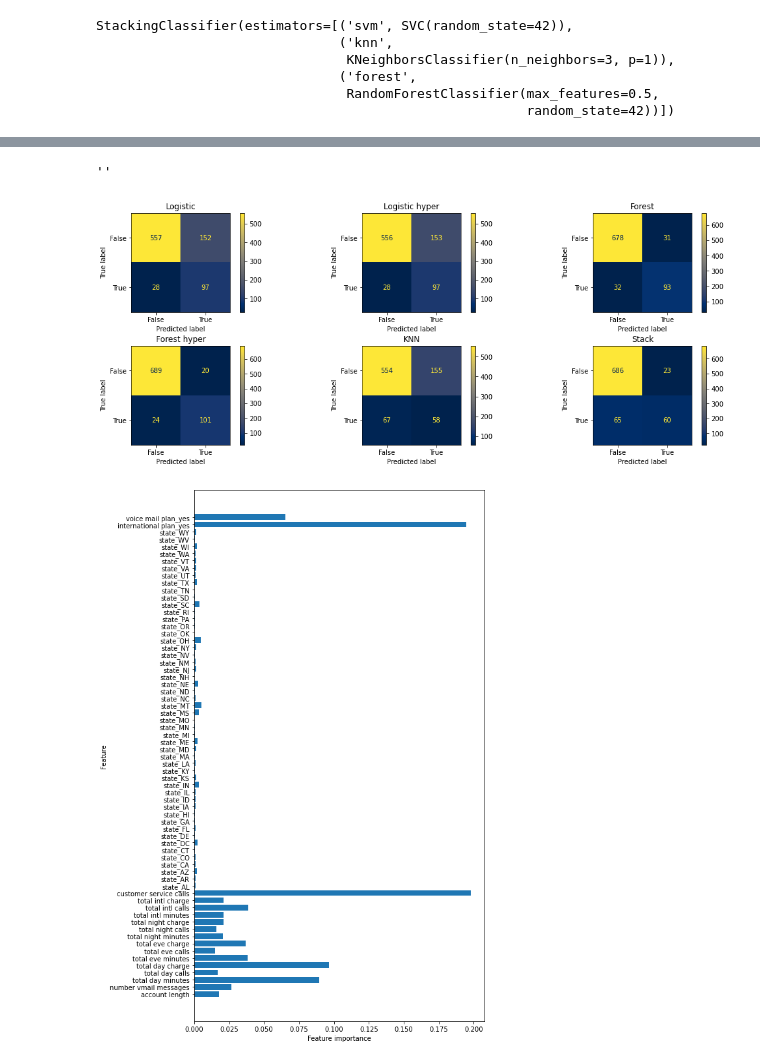
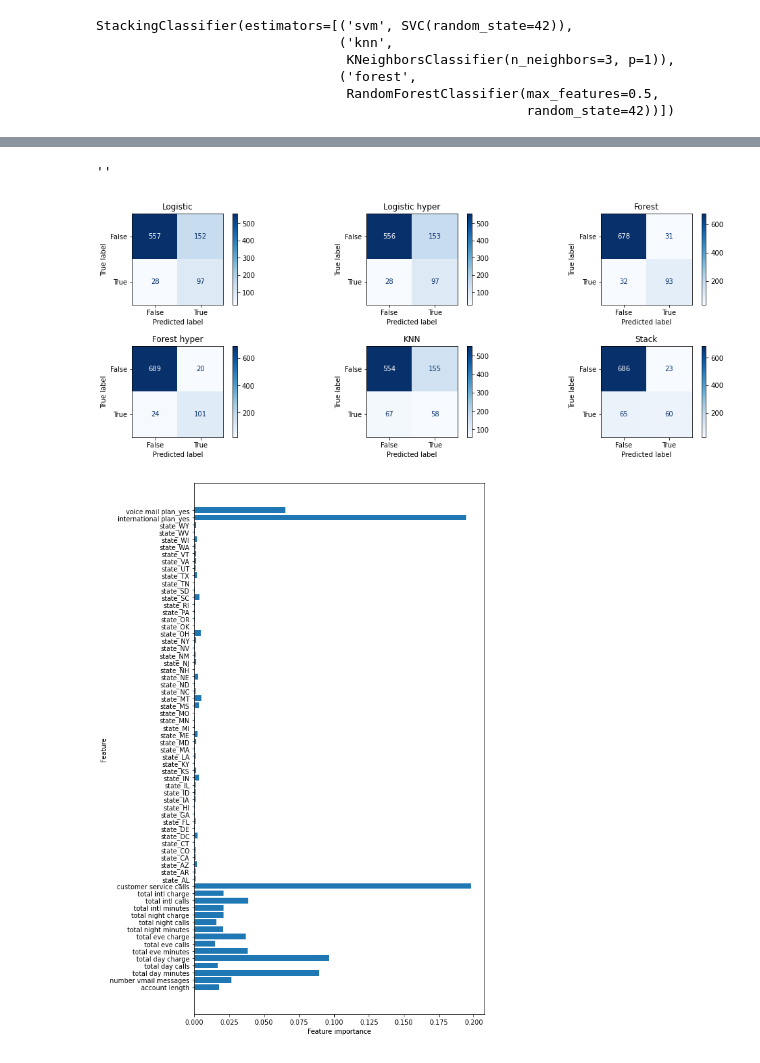
Before and after one commit to howen7/Predictive_Modeling, a Jupyter notebook: notebooks/exploratory/Hunter.ipynb, the cells around one changed output, grey strips where cells are left out. Saved outputs shown, nothing was run; the diff lists cells and outputs as text; code cells hidden in the pictures.

Commit message:
More hyper tune and graphing

```diff
--- a/notebooks/exploratory/Hunter.ipynb
+++ b/notebooks/exploratory/Hunter.ipynb
@@ -88,9 +82,9 @@ def One_hot(X):
 
 
 
-    return X_ohe
+    return X_ohe, X_catagory
 # %%
-X_train_ohe = One_hot(X_train)
+X_train_ohe, X_train_catagory = One_hot(X_train)
 # %%
 from sklearn.preprocessing import StandardScaler
 ss = StandardScaler()
@@ -111,7 +105,7 @@ True     2141
 False    2141
 Name: churn, dtype: int64
 # %%
-X_test_ohe = One_hot(X_test)
+X_test_ohe, X_test_catagory = One_hot(X_test)
 # %%
 ss = StandardScaler()
 ss.fit(X_train_ohe)
@@ -374,24 +373,24 @@ StackingClassifier(estimators=[('svm', SVC(random_state=42)),
 # %%
 fig, axes = plt.subplots(nrows=2, ncols=3, figsize=(15, 6))
-fig.tight_layout(pad=3.0)
+fig.tight_layout(pad=4.0)
 
 axes[0, 0].set_title("Logistic")
 axes[0, 1].set_title("Logistic hyper")
 axes[0, 2].set_title("Forest")
 axes[1, 0].set_title("Forest hyper")
 axes[1, 1].set_title("KNN")
 axes[1, 2].set_title("Stack")
 
-plot_confusion_matrix(log1, X_test_ss, y_test, ax=axes[0, 0], cmap="cividis")
-plot_confusion_matrix(log2, X_test_ss, y_test, ax=axes[0, 1], cmap="cividis")
-plot_confusion_matrix(forest, X_test_ss, y_test, ax=axes[0, 2], cmap="cividis")
-plot_confusion_matrix(forest2, X_test_ss, y_test, ax=axes[1, 0], cmap="cividis")
-plot_confusion_matrix(knn, X_test_ss, y_test, ax=axes[1, 1], cmap="cividis")
-plot_confusion_matrix(sr, X_test_ss, y_test, ax=axes[1, 2], cmap="cividis")
+plot_confusion_matrix(log1, X_test_ss, y_test, ax=axes[0, 0], cmap="Blues")
+plot_confusion_matrix(log2, X_test_ss, y_test, ax=axes[0, 1], cmap="Blues")
+plot_confusion_matrix(forest, X_test_ss, y_test, ax=axes[0, 2], cmap="Blues")
+plot_confusion_matrix(forest2, X_test_ss, y_test, ax=axes[1, 0], cmap="Blues")
+plot_confusion_matrix(knn, X_test_ss, y_test, ax=axes[1, 1], cmap="Blues")
+plot_confusion_matrix(sr, X_test_ss, y_test, ax=axes[1, 2], cmap="Blues")
 ;
 # %% [output]
 ''
-[figure, old version]
+[figure, new version]
 # %%
 def plot_feature_importances(model):
     n_features = X_resample.shape[1]
```
Also changed, not shown: parts of 25 cells of this notebook.
